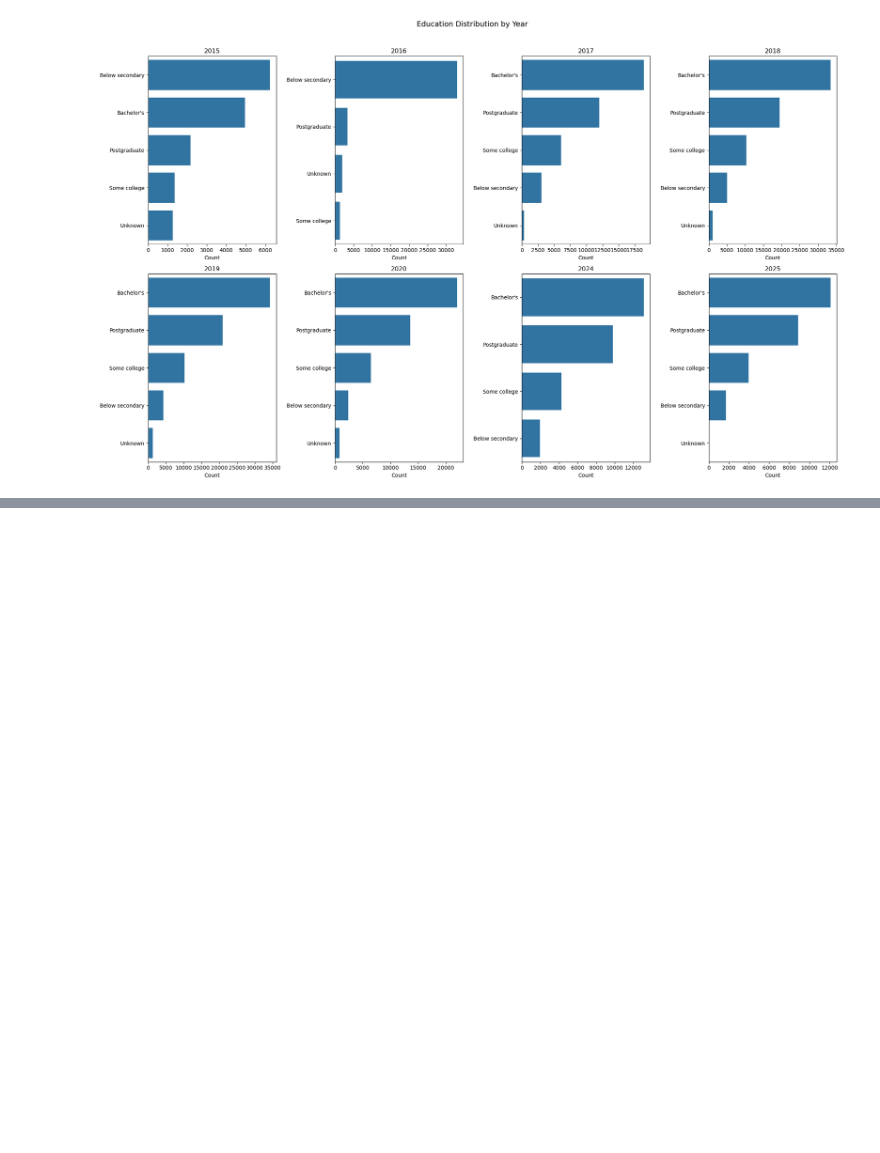
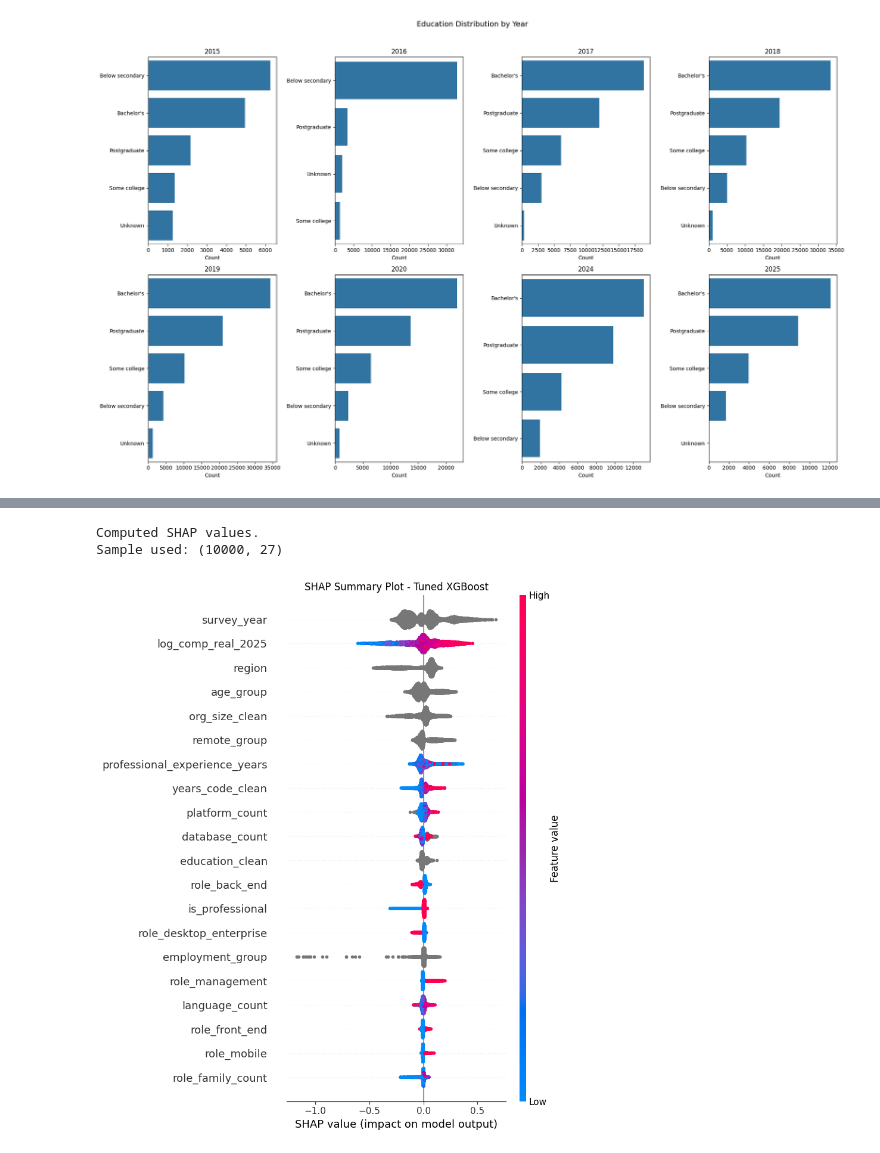
Before and after one commit to Jdrice72901/DSBA-6211-Stack-overflow-Survey-Analysis, a Jupyter notebook: notebooks/modeling_sat_2.ipynb, the cells around one changed output, grey strips where cells are left out. Saved outputs shown, nothing was run; the diff lists cells and outputs as text; code cells hidden in the pictures; blank space fills up the shorter version.

```diff
--- a/notebooks/modeling_sat_2.ipynb
+++ b/notebooks/modeling_sat_2.ipynb
@@ -1390,17 +1458,21 @@ print("Number of categorical features:", len([c for c in cat_features if c in X_
 # %%
 explainer = shap.TreeExplainer(model_bin_xgb)
 #limited sample size for now cus running local
-sample_n = min(2000, len(X_test_explain))
+sample_n = min(10000, len(X_test_explain))
 X_shap = X_test_explain.sample(sample_n, random_state=42)
 
 shap_values = explainer.shap_values(X_shap)
 print("Computed SHAP values.")
 print("Sample used:", X_shap.shape)
 plt.figure(figsize=(15, 7))
 shap.summary_plot(shap_values, X_shap, show=False)
 plt.title("SHAP Summary Plot - Tuned XGBoost")
 plt.tight_layout()
 plt.show()
+# %% [output]
+Computed SHAP values.
+Sample used: (10000, 27)
+[figure, added]
 # %%
 shap.summary_plot(shap_values, X_shap, plot_type='bar', show=False)
 plt.title("SHAP Feature Importance - Tuned XGBoost")
```
Also changed, not shown: parts of 25 cells of this notebook, 4 other files.
